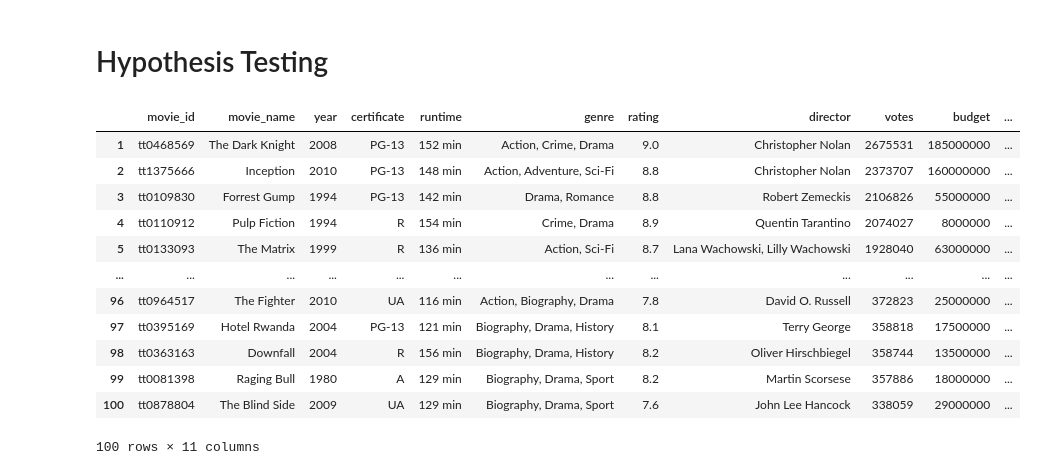
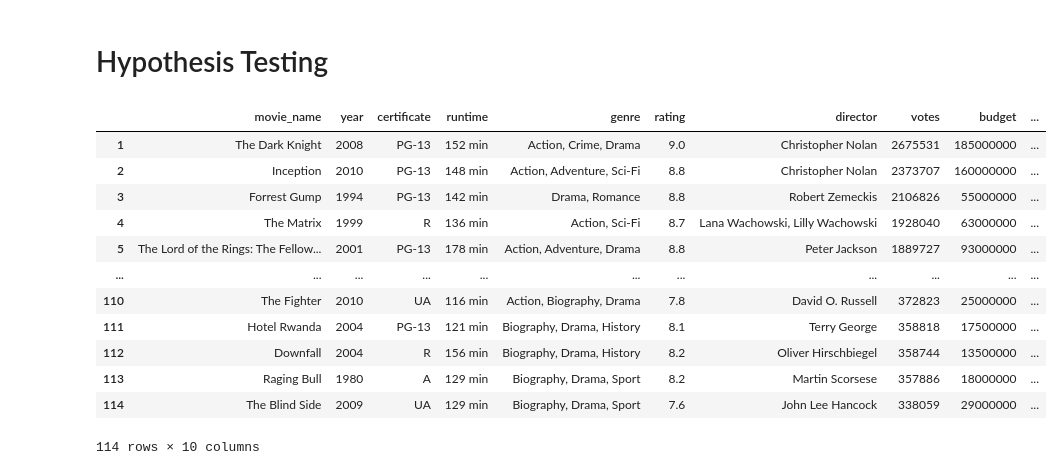
Before and after one commit to AlejandroJFR/week_3_project, a Jupyter notebook: main.ipynb, the cells around one changed output. Cells and saved outputs as stored; diff of their text form; code cells hidden in the pictures.

```diff
--- a/main.ipynb
+++ b/main.ipynb
@@ -3,6 +3,7 @@
 # %%
 import requests
 import pandas as pd
+import matplotlib.pyplot as plt
 
 url = "https://moviesdatabase.p.rapidapi.com/titles/{id}"
 querystring = {"info":"revenue_budget"}
@@ -29,18 +30,15 @@ def send_movie_id(movie_id):
 
 
 # Iterate over DataFrame and send each movie_id
-def get_revenue_budget(movie_df):
+def get_revenue(movie_df):
 
     # This list will store the values for gross of each movie
     gross_list = []
-    budget_list = []
     try:
         for movie_id in movie_df['movie_id']:
             response = send_movie_id(movie_id)
             gross_list.append(response['results']['worldwideGross']['total']['amount'])
-            budget_list.append(response['results']['productionBudget']['budget']['amount'])
 
-        movie_df.loc[:,'budget'] = budget_list
         movie_df.loc[:,'worldwide_gross'] = gross_list
     except Exception as e:
         print(f"Could not get response from API: {e}")
@@ -78,7 +76,7 @@ def get_top_movies(csv_path):
         movie_df.index += 1
 
         top_movies = movie_df.head(10)
-        get_revenue_budget(top_movies)
+        get_revenue(top_movies)
 
         return top_movies
 
@@ -198,0 +199,4 @@ See the caveats in the documentation: https://pandas.pydata.org/pandas-docs/stab
+# %%
+biographic_movies = get_top_movies(r"C:\Users\aj824\Downloads\Ironhack Data Analytics 2024\Week 3 Project\week_3_project\imdb_movies_by_genre\biography.csv")
+
+biographic_movies
@@ -479,27 +505,27 @@ See the caveats in the documentation: https://pandas.pydata.org/pandas-docs/stab
 # %% [markdown]
 # Hypothesis Testing
 # %%
-merged_movies = pd.concat([action_movies, adventure_movies, animated_movies, crime_movies, family_movies, fantasy_movies,history_movies, mystery_movies, romance_movies, scifi_movies, sports_movies, thriller_movies, war_movies ], axis = 0)
+merged_movies = pd.concat([action_movies, adventure_movies, animated_movies, history_movies, biographic_movies, mystery_movies, romance_movies, scifi_movies, sports_movies, thriller_movies, horror_movies, war_movies, family_movies], axis = 0)
 
 merged_movies.duplicated().sum()
 merged_movies.drop_duplicates(inplace = True)
-
+merged_movies.drop(columns=['movie_id'], inplace = True)
 merged_movies.sort_values(by=['votes', 'rating'], ascending = [False, False], inplace = True)
 merged_movies.reset_index(drop=True, inplace = True)
 merged_movies.index += 1
 
 merged_movies
 # %% [output]
-|  | movie_id | movie_name | year | certificate | runtime | genre | rating | director | votes | budget | ... |
-| 1 | tt0468569 | The Dark Knight | 2008 | PG-13 | 152 min | Action, Crime, Drama | 9.0 | Christopher Nolan | 2675531 | 185000000 | ... |
-| 2 | tt1375666 | Inception | 2010 | PG-13 | 148 min | Action, Adventure, Sci-Fi | 8.8 | Christopher Nolan | 2373707 | 160000000 | ... |
-| 3 | tt0109830 | Forrest Gump | 1994 | PG-13 | 142 min | Drama, Romance | 8.8 | Robert Zemeckis | 2106826 | 55000000 | ... |
-| 4 | tt0110912 | Pulp Fiction | 1994 | R | 154 min | Crime, Drama | 8.9 | Quentin Tarantino | 2074027 | 8000000 | ... |
-| 5 | tt0133093 | The Matrix | 1999 | R | 136 min | Action, Sci-Fi | 8.7 | Lana Wachowski, Lilly Wachowski | 1928040 | 63000000 | ... |
-| ... | ... | ... | ... | ... | ... | ... | ... | ... | ... | ... | ... |
-| 96 | tt0964517 | The Fighter | 2010 | UA | 116 min | Action, Biography, Drama | 7.8 | David O. Russell | 372823 | 25000000 | ... |
-| 97 | tt0395169 | Hotel Rwanda | 2004 | PG-13 | 121 min | Biography, Drama, History | 8.1 | Terry George | 358818 | 17500000 | ... |
-| 98 | tt0363163 | Downfall | 2004 | R | 156 min | Biography, Drama, History | 8.2 | Oliver Hirschbiegel | 358744 | 13500000 | ... |
-| 99 | tt0081398 | Raging Bull | 1980 | A | 129 min | Biography, Drama, Sport | 8.2 | Martin Scorsese | 357886 | 18000000 | ... |
-| 100 | tt0878804 | The Blind Side | 2009 | UA | 129 min | Biography, Drama, Sport | 7.6 | John Lee Hancock | 338059 | 29000000 | ... |
+|  | movie_name | year | certificate | runtime | genre | rating | director | votes | budget | ... |
+| 1 | The Dark Knight | 2008 | PG-13 | 152 min | Action, Crime, Drama | 9.0 | Christopher Nolan | 2675531 | 185000000 | ... |
+| 2 | Inception | 2010 | PG-13 | 148 min | Action, Adventure, Sci-Fi | 8.8 | Christopher Nolan | 2373707 | 160000000 | ... |
+| 3 | Forrest Gump | 1994 | PG-13 | 142 min | Drama, Romance | 8.8 | Robert Zemeckis | 2106826 | 55000000 | ... |
+| 4 | The Matrix | 1999 | R | 136 min | Action, Sci-Fi | 8.7 | Lana Wachowski, Lilly Wachowski | 1928040 | 63000000 | ... |
+| 5 | The Lord of the Rings: The Fellow... | 2001 | PG-13 | 178 min | Action, Adventure, Drama | 8.8 | Peter Jackson | 1889727 | 93000000 | ... |
+| ... | ... | ... | ... | ... | ... | ... | ... | ... | ... | ... |
+| 110 | The Fighter | 2010 | UA | 116 min | Action, Biography, Drama | 7.8 | David O. Russell | 372823 | 25000000 | ... |
+| 111 | Hotel Rwanda | 2004 | PG-13 | 121 min | Biography, Drama, History | 8.1 | Terry George | 358818 | 17500000 | ... |
+| 112 | Downfall | 2004 | R | 156 min | Biography, Drama, History | 8.2 | Oliver Hirschbiegel | 358744 | 13500000 | ... |
+| 113 | Raging Bull | 1980 | A | 129 min | Biography, Drama, Sport | 8.2 | Martin Scorsese | 357886 | 18000000 | ... |
+| 114 | The Blind Side | 2009 | UA | 129 min | Biography, Drama, Sport | 7.6 | John Lee Hancock | 338059 | 29000000 | ... |
-100 rows × 11 columns
+114 rows × 10 columns
```
Also changed, not shown: parts of 10 cells of this notebook, 1 other file.
